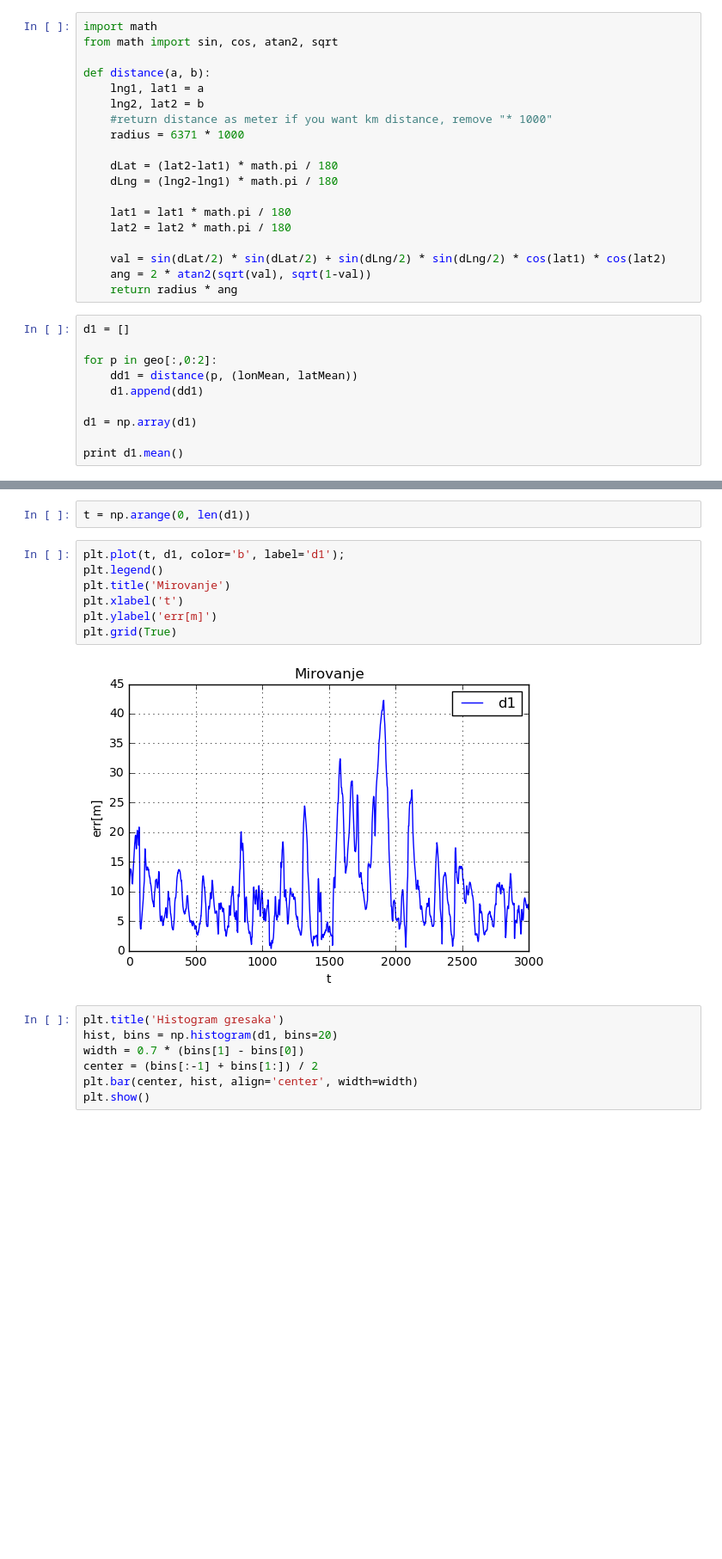
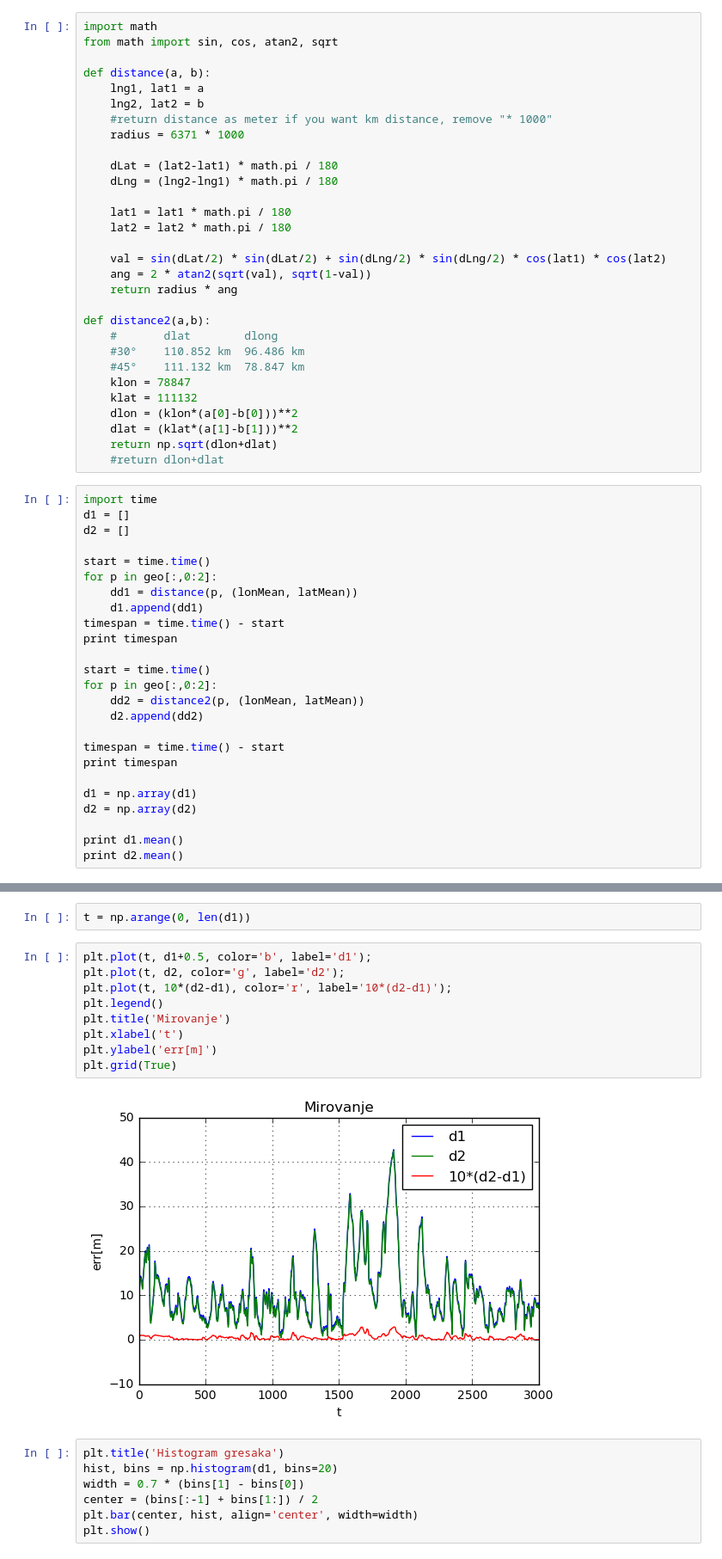
Before and after one commit to ftn-ai-lab/sc-2016-e2, a Jupyter notebook: teorija/notebooks/SC15 - GPS - nepreciznost i neodredjenost.ipynb, the cells around one changed output, grey strips where cells are left out. Shown: that part at 86% size. Drawn from its saved outputs; the diff is of its cells as text; blank space fills up the shorter version.

```diff
--- a/teorija/notebooks/SC15 - GPS - nepreciznost i neodredjenost.ipynb
+++ b/teorija/notebooks/SC15 - GPS - nepreciznost i neodredjenost.ipynb
@@ -178,14 +178,40 @@ def distance(a, b):
     val = sin(dLat/2) * sin(dLat/2) + sin(dLng/2) * sin(dLng/2) * cos(lat1) * cos(lat2)
     ang = 2 * atan2(sqrt(val), sqrt(1-val))
     return radius * ang
+
+def distance2(a,b):
+    #       dlat        dlong
+    #30°	110.852 km	96.486 km
+    #45°	111.132 km	78.847 km
+    klon = 78847
+    klat = 111132
+    dlon = (klon*(a[0]-b[0]))**2
+    dlat = (klat*(a[1]-b[1]))**2
+    return np.sqrt(dlon+dlat)
+    #return dlon+dlat
 # %%
+import time
 d1 = []
+d2 = []
 
+start = time.time()
 for p in geo[:,0:2]:
     dd1 = distance(p, (lonMean, latMean))
     d1.append(dd1)
+timespan = time.time() - start
+print timespan
+
+start = time.time()
+for p in geo[:,0:2]:
+    dd2 = distance2(p, (lonMean, latMean))
+    d2.append(dd2)
+
+timespan = time.time() - start
+print timespan
 
 d1 = np.array(d1)
+d2 = np.array(d2)
 
 print d1.mean()
+print d2.mean()
 # %% [output]
@@ -193,14 +222,16 @@ print d1.mean()
 # %%
 t = np.arange(0, len(d1))
 # %%
-plt.plot(t, d1, color='b', label='d1');
+plt.plot(t, d1+0.5, color='b', label='d1');
+plt.plot(t, d2, color='g', label='d2');
+plt.plot(t, 10*(d2-d1), color='r', label='10*(d2-d1)');
 plt.legend()
 plt.title('Mirovanje')
 plt.xlabel('t')
 plt.ylabel('err[m]')
 plt.grid(True)
 # %% [output]
-[figure, old version]
+[figure, new version]
 # %%
 plt.title('Histogram gresaka')
 hist, bins = np.histogram(d1, bins=20)
```
Also changed, not shown: parts of 1 cell of this notebook.
